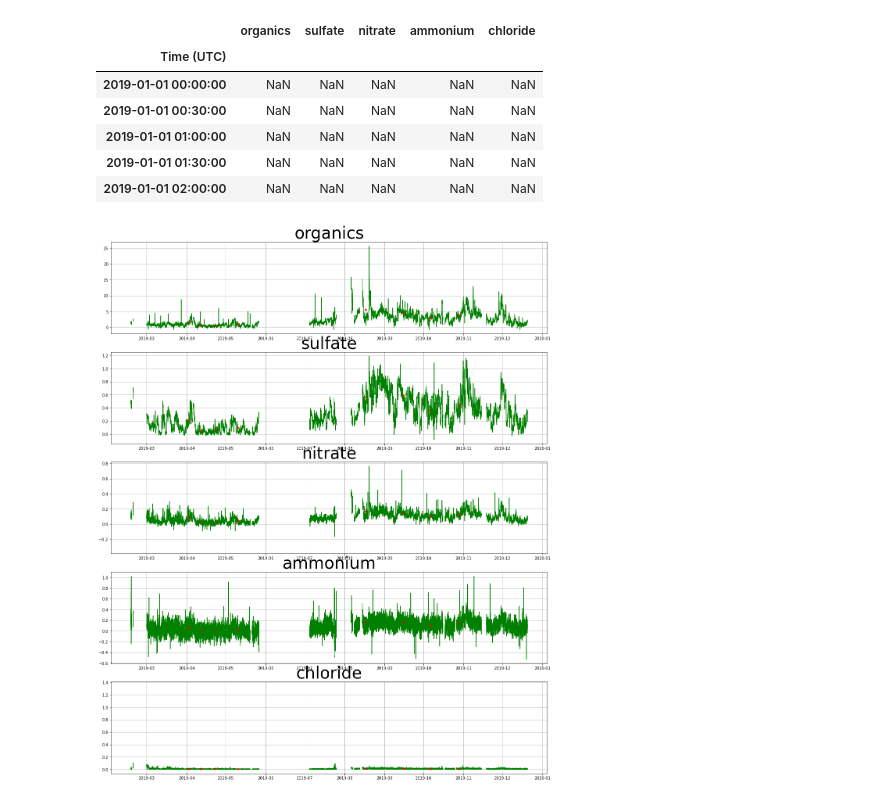
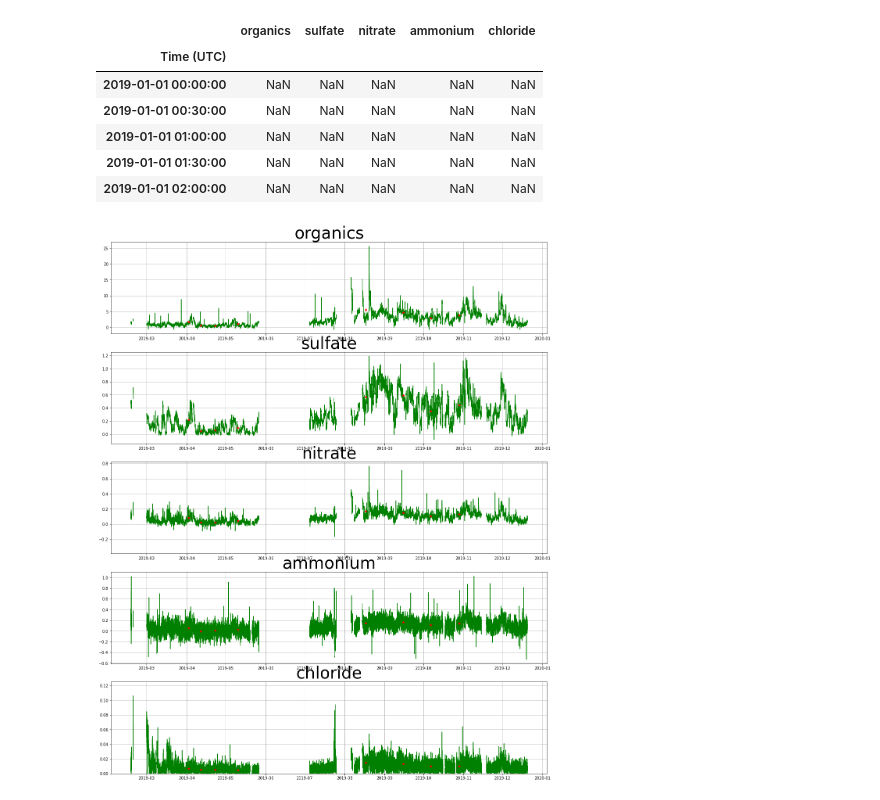
Before and after one commit to djasantos/PhD, a Jupyter notebook: sincronizaDadosACSM.ipynb, the cells around one changed output. Drawn from its saved outputs; the diff is of its cells as text; code cells hidden in the pictures.

```diff
--- a/sincronizaDadosACSM.ipynb
+++ b/sincronizaDadosACSM.ipynb
@@ -55,10 +55,12 @@ syncACSM = syncACSM.set_index('timeFilter')
 # %%
 fig, ax = plt.subplots(5,figsize=(20,25))
 # Plots
 for especie, i in zip(['organics','sulfate','nitrate','ammonium','chloride'],range(5)):
   ax[i].plot(acsmDF[especie],'g')
   ax[i].plot(syncACSM[especie],'r*')
   ax[i].set_title(especie,fontsize=42)
   ax[i].grid()
+  if i == 4:
+    ax[i].set_ylim(0, 0.125)
 # %% [output]
-[figure, old version]
+[figure, new version]
```
